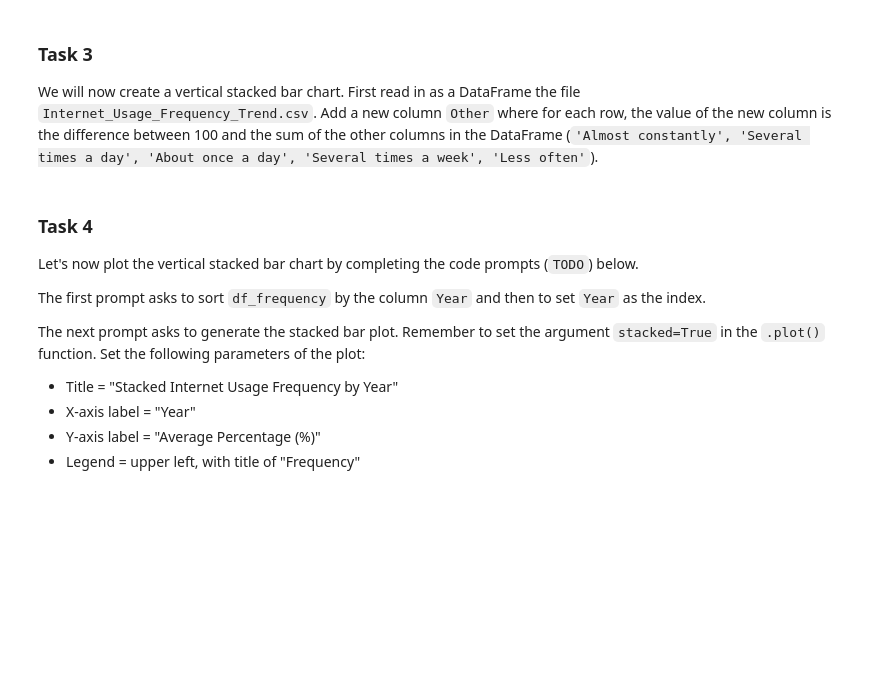
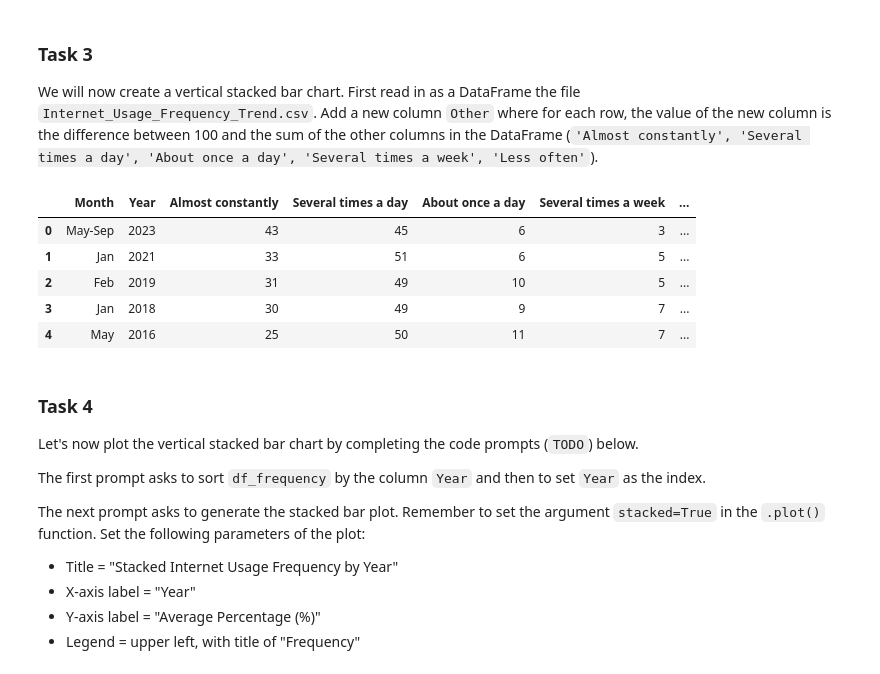
Before and after one commit to yuri-spizhovyi-mit/ET6-ML, a Jupyter notebook: Session1__data_analysis/notebooks/DataVisualization_HW1_Assignment.ipynb, the cells around one changed output. Cells and saved outputs as stored; diff of their text form; code cells hidden in the pictures; blank space fills up the shorter version.

```diff
--- a/Session1__data_analysis/notebooks/DataVisualization_HW1_Assignment.ipynb
+++ b/Session1__data_analysis/notebooks/DataVisualization_HW1_Assignment.ipynb
@@ -157,3 +170,15 @@ We will now create a vertical stacked bar chart. First read in as a DataFrame th
+# %%
+df_frequency = pd.read_csv("Session1__data_analysis/data/Internet_Usage_Frequency_Trend.csv")
+df_frequency["Other"] = 100 - df_frequency[['Almost constantly', 'Several times a day', 'About once a day',
+       'Several times a week', 'Less often']].sum(axis=1)
+df_frequency.head()
+# %% [output]
+|  | Month | Year | Almost constantly | Several times a day | About once a day | Several times a week | ... |
+| 0 | May-Sep | 2023 | 43 | 45 | 6 | 3 | ... |
+| 1 | Jan | 2021 | 33 | 51 | 6 | 5 | ... |
+| 2 | Feb | 2019 | 31 | 49 | 10 | 5 | ... |
+| 3 | Jan | 2018 | 30 | 49 | 9 | 7 | ... |
+| 4 | May | 2016 | 25 | 50 | 11 | 7 | ... |
 # %% [markdown]
 ### Task 4
 
```
Also changed, not shown: parts of 6 cells of this notebook.
